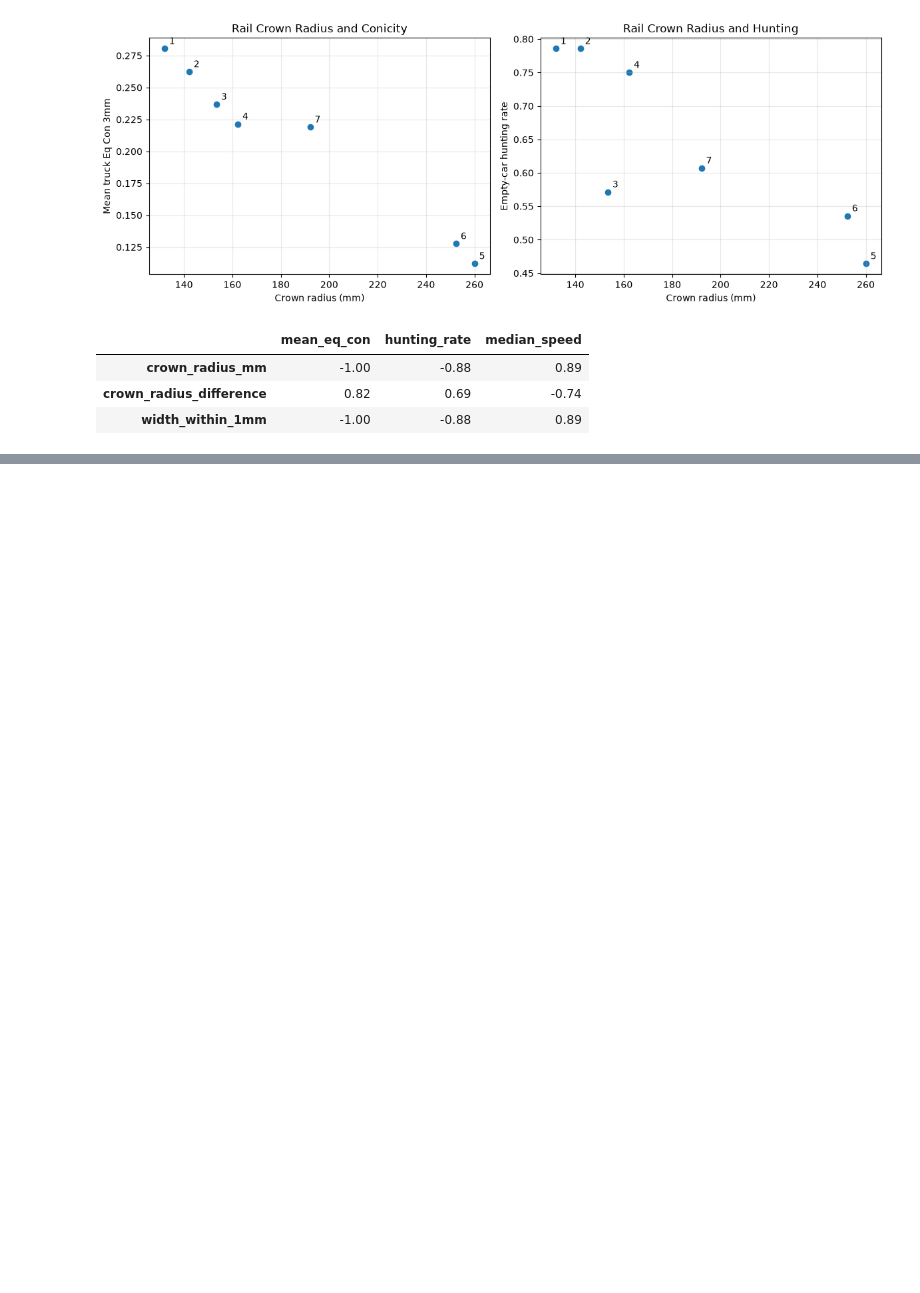
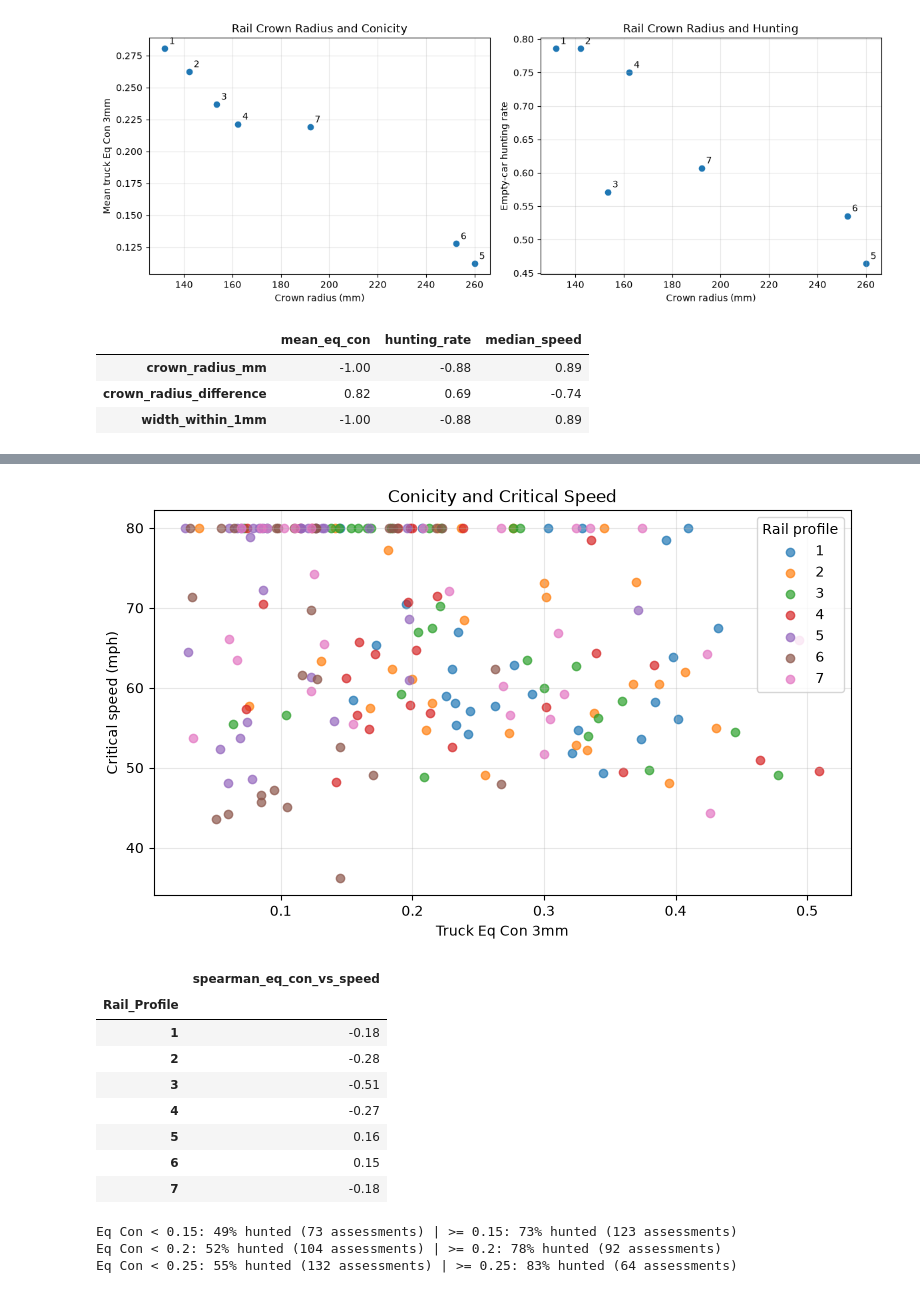
Before and after one commit to smathurc/MxV-Wheel-Profile, a Jupyter notebook: notebooks/03_rail_profiles.ipynb, the cells around one changed output, grey strips where cells are left out. Drawn from its saved outputs; the diff is of its cells as text; code cells hidden in the pictures; blank space fills up the shorter version.

```diff
--- a/notebooks/03_rail_profiles.ipynb
+++ b/notebooks/03_rail_profiles.ipynb
@@ -249,3 +339,40 @@ display(
+# %%
+fig, ax = plt.subplots(figsize=(9, 5))
+for rail, group in truck_results.groupby("Rail_Profile"):
+    ax.scatter(group["eq_con"], group["critical_speed"], label=str(rail), alpha=0.7)
+
+ax.set_xlabel("Truck Eq Con 3mm")
+ax.set_ylabel("Critical speed (mph)")
+ax.set_title("Conicity and Critical Speed")
+ax.legend(title="Rail profile")
+ax.grid(alpha=0.3)
+plt.show()
+
+within_rail = truck_results.groupby("Rail_Profile")[["eq_con", "critical_speed"]].apply(
+    lambda group: group["eq_con"].corr(group["critical_speed"], method="spearman")
+)
+display(within_rail.round(2).to_frame(name="spearman_eq_con_vs_speed"))
+# %% [output]
+[figure, added]
+|  | spearman_eq_con_vs_speed |
+| Rail_Profile |  |
+| 1 | -0.18 |
+| 2 | -0.28 |
+| 3 | -0.51 |
+| 4 | -0.27 |
+| 5 | 0.16 |
+| 6 | 0.15 |
+| 7 | -0.18 |
+# %%
+for cutoff in [0.15, 0.20, 0.25]:
+    low = truck_results[truck_results["eq_con"] < cutoff]
+    high = truck_results[truck_results["eq_con"] >= cutoff]
+    print(f"Eq Con < {cutoff}: {low['hunted'].mean():.0%} hunted ({len(low)} assessments) | "
+          f">= {cutoff}: {high['hunted'].mean():.0%} hunted ({len(high)} assessments)")
+# %% [output]
+Eq Con < 0.15: 49% hunted (73 assessments) | >= 0.15: 73% hunted (123 assessments)
+Eq Con < 0.2: 52% hunted (104 assessments) | >= 0.2: 78% hunted (92 assessments)
+Eq Con < 0.25: 55% hunted (132 assessments) | >= 0.25: 83% hunted (64 assessments)
 # %% [markdown]
 ## What I found
 
```
Also changed, not shown: parts of 8 cells of this notebook.
